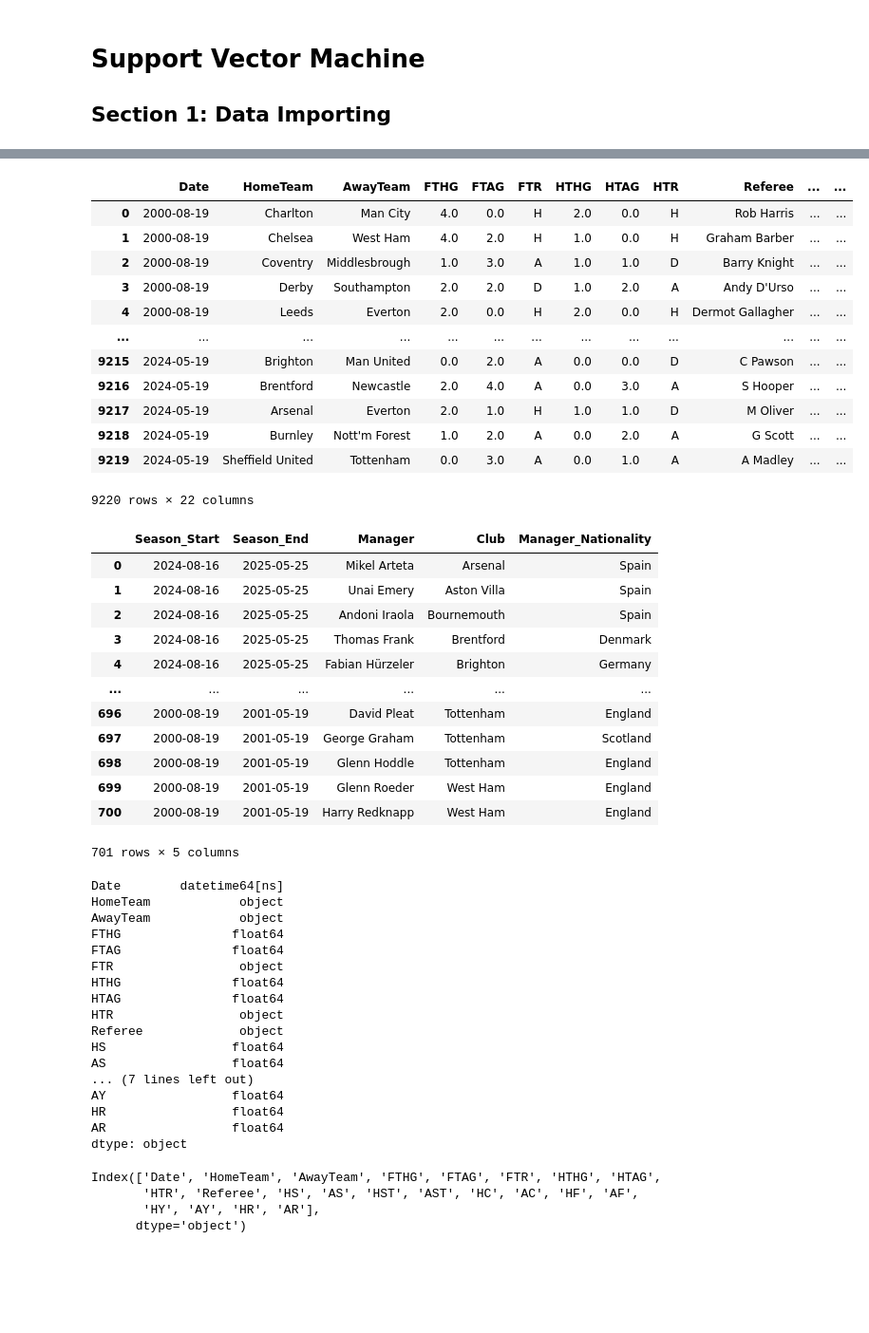
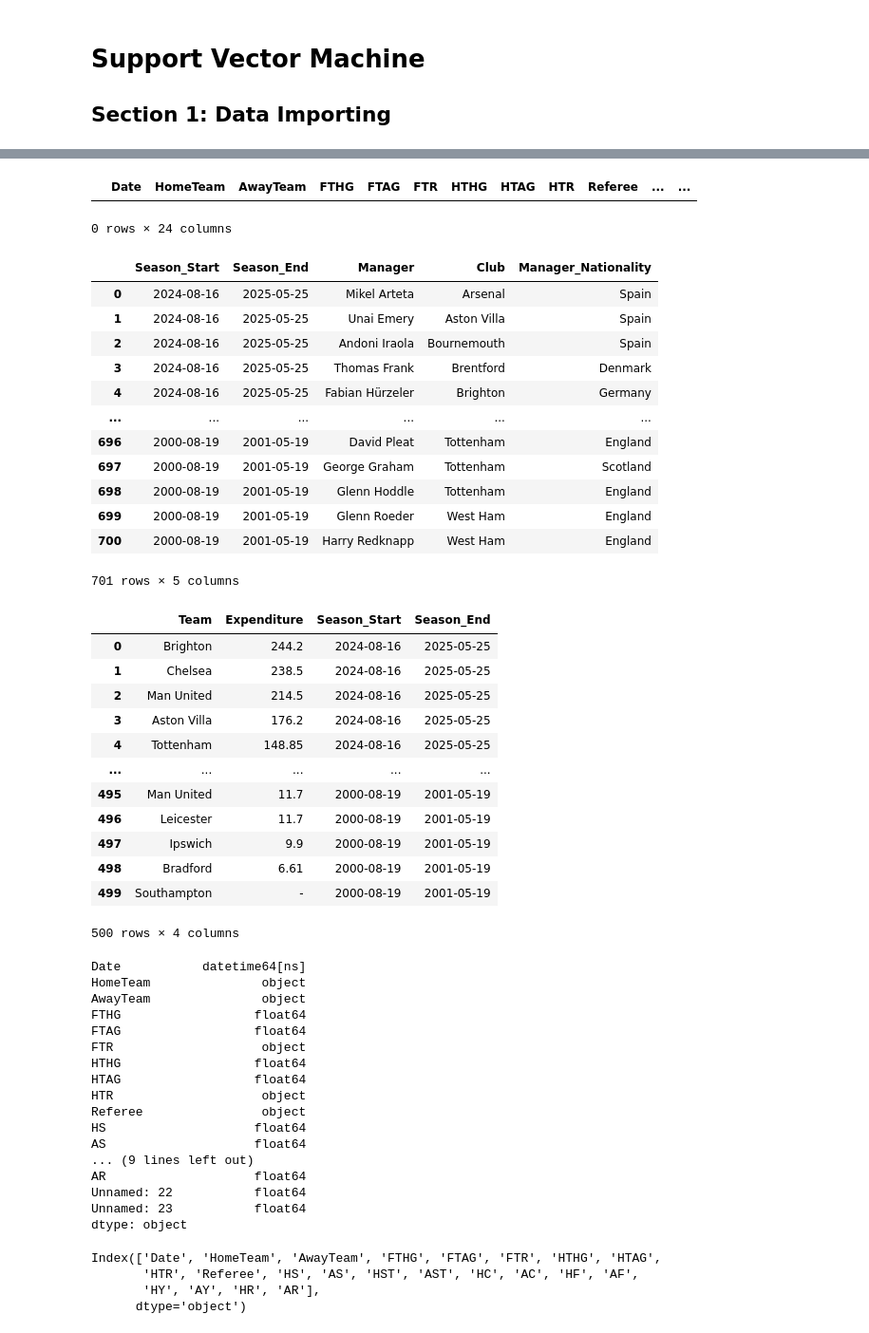
Before and after one commit to chenhsu16/SVM_Collab, a Jupyter notebook: Chen/SVM_v2.ipynb, the cells around one changed output, grey strips where cells are left out. Shown: that part at 95% size. Saved outputs shown, nothing was run; the diff lists cells and outputs as text; code cells hidden in the pictures; blank space fills up the shorter version.

```diff
--- a/Chen/SVM_v2.ipynb
+++ b/Chen/SVM_v2.ipynb
@@ -32,40 +32,33 @@ dtype: object
 # %%
 # Importing Data File
 df_matches = pd.read_csv('com.csv')
 df_managers = pd.read_excel('PremierLeagueManagers.xlsx')
+df_spending = pd.read_excel('Spending_data.xlsx')
 
 # Ensure the match date is in datetime format
 df_matches['Date'] = pd.to_datetime(df_matches['Date'],dayfirst = True)
 
 # Sort the df_matches dataframe by ascending date order
 df_matches = df_matches.sort_values(by='Date', ascending=True).reset_index(drop=True)
 
 # Drop any rows where all the values are nan
 df_matches = df_matches.dropna()
 
 # Ensure Season_Start and Season_End are in datetime format
 df_managers['Season_Start'] = pd.to_datetime(df_managers['Season_Start'],dayfirst = True)
 df_managers['Season_End'] = pd.to_datetime(df_managers['Season_End'],dayfirst = True)
 
+df_spending['Season_Start'] = pd.to_datetime(df_spending['Season_Start'],dayfirst = True)
+df_spending['Season_End'] = pd.to_datetime(df_spending['Season_End'],dayfirst = True)
 #Showing What Each Training Dataset Looks Like
 display(df_matches)
 display(df_managers)
+display(df_spending)
 
 df_matches.dtypes
 # %% [output]
 |  | Date | HomeTeam | AwayTeam | FTHG | FTAG | FTR | HTHG | HTAG | HTR | Referee | ... | ... |
-| 0 | 2000-08-19 | Charlton | Man City | 4.0 | 0.0 | H | 2.0 | 0.0 | H | Rob Harris | ... | ... |
-| 1 | 2000-08-19 | Chelsea | West Ham | 4.0 | 2.0 | H | 1.0 | 0.0 | H | Graham Barber | ... | ... |
-| 2 | 2000-08-19 | Coventry | Middlesbrough | 1.0 | 3.0 | A | 1.0 | 1.0 | D | Barry Knight | ... | ... |
-| 3 | 2000-08-19 | Derby | Southampton | 2.0 | 2.0 | D | 1.0 | 2.0 | A | Andy D'Urso | ... | ... |
-| 4 | 2000-08-19 | Leeds | Everton | 2.0 | 0.0 | H | 2.0 | 0.0 | H | Dermot Gallagher | ... | ... |
-| ... | ... | ... | ... | ... | ... | ... | ... | ... | ... | ... | ... | ... |
-| 9215 | 2024-05-19 | Brighton | Man United | 0.0 | 2.0 | A | 0.0 | 0.0 | D | C Pawson | ... | ... |
-| 9216 | 2024-05-19 | Brentford | Newcastle | 2.0 | 4.0 | A | 0.0 | 3.0 | A | S Hooper | ... | ... |
-| 9217 | 2024-05-19 | Arsenal | Everton | 2.0 | 1.0 | H | 1.0 | 1.0 | D | M Oliver | ... | ... |
-| 9218 | 2024-05-19 | Burnley | Nott'm Forest | 1.0 | 2.0 | A | 0.0 | 2.0 | A | G Scott | ... | ... |
-| 9219 | 2024-05-19 | Sheffield United | Tottenham | 0.0 | 3.0 | A | 0.0 | 1.0 | A | A Madley | ... | ... |
-9220 rows × 22 columns
+0 rows × 24 columns
 |  | Season_Start | Season_End | Manager | Club | Manager_Nationality |
 | 0 | 2024-08-16 | 2025-05-25 | Mikel Arteta | Arsenal | Spain |
 | 1 | 2024-08-16 | 2025-05-25 | Unai Emery | Aston Villa | Spain |
@@ -79,23 +72,36 @@ df_matches.dtypes
 | 699 | 2000-08-19 | 2001-05-19 | Glenn Roeder | West Ham | England |
 | 700 | 2000-08-19 | 2001-05-19 | Harry Redknapp | West Ham | England |
 701 rows × 5 columns
+|  | Team | Expenditure | Season_Start | Season_End |
+| 0 | Brighton | 244.2 | 2024-08-16 | 2025-05-25 |
+| 1 | Chelsea | 238.5 | 2024-08-16 | 2025-05-25 |
+| 2 | Man United | 214.5 | 2024-08-16 | 2025-05-25 |
+| 3 | Aston Villa | 176.2 | 2024-08-16 | 2025-05-25 |
+| 4 | Tottenham | 148.85 | 2024-08-16 | 2025-05-25 |
+| ... | ... | ... | ... | ... |
+| 495 | Man United | 11.7 | 2000-08-19 | 2001-05-19 |
+| 496 | Leicester | 11.7 | 2000-08-19 | 2001-05-19 |
+| 497 | Ipswich | 9.9 | 2000-08-19 | 2001-05-19 |
+| 498 | Bradford | 6.61 | 2000-08-19 | 2001-05-19 |
+| 499 | Southampton | - | 2000-08-19 | 2001-05-19 |
-Date        datetime64[ns]
-HomeTeam            object
-AwayTeam            object
-FTHG               float64
-FTAG               float64
-FTR                 object
-HTHG               float64
-HTAG               float64
-HTR                 object
-Referee             object
-HS                 float64
-AS                 float64
-... (7 lines left out)
-AY                 float64
-HR                 float64
-AR                 float64
-dtype: object
+500 rows × 4 columns
+Date           datetime64[ns]
+HomeTeam               object
+AwayTeam               object
+FTHG                  float64
+FTAG                  float64
+FTR                    object
+HTHG                  float64
+HTAG                  float64
+HTR                    object
+Referee                object
+HS                    float64
+AS                    float64
+... (9 lines left out)
+AR                    float64
+Unnamed: 22           float64
+Unnamed: 23           float64
+dtype: object
 # %%
 df_matches.columns
 # %% [output]
```
Also changed, not shown: parts of 1 cell of this notebook, 5 other files.
